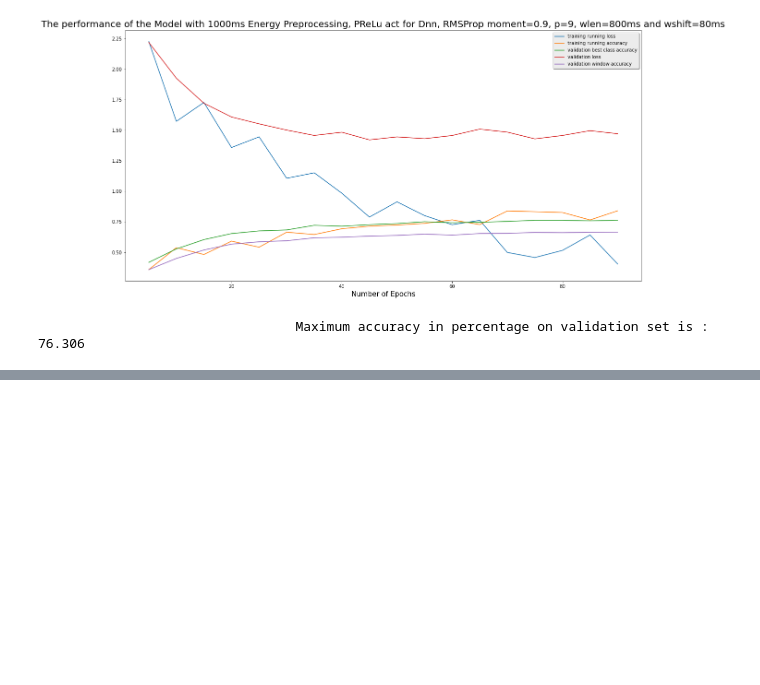
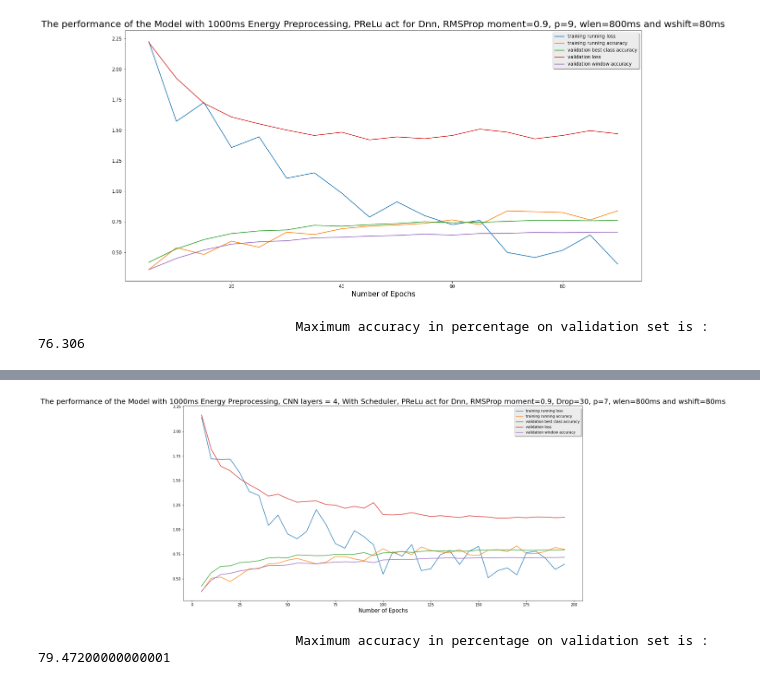
Before and after one commit to Learningchipmunk/SincNet_v2.0, a Jupyter notebook: Net_Performance_Analysis.ipynb, the cells around one changed output, grey strips where cells are left out. Drawn from its saved outputs; the diff is of its cells as text; code cells hidden in the pictures; blank space fills up the shorter version.

```diff
--- a/Net_Performance_Analysis.ipynb
+++ b/Net_Performance_Analysis.ipynb
@@ -354,0 +373,16 @@ PlotPerfs(name, used_var)
+# %%
+path = "exp/SincNet_DCASE_v2.0/CNNlay4_Rand0PreEnergy1000ms_Window800ms_PReLu_Drop30/"
+filename = path.split("/")[-2] if path.split("/")[-1]=="" else path.split("/")[-1]
+## Overrides the file name
+filename = 'CNNlay4_Rand0PreEnergy1000ms_Scheduler_Window800ms_PReLu_Drop30'
+filename = filename + ".res"
+
+used_var, indexes = readResults(path, filename)
+# %%
+## Organizing all the needed data in lists:
+name = 'Model with 1000ms Energy Preprocessing, CNN layers = 4, With Scheduler, PReLu act for Dnn, RMSProp moment=0.9, Drop=30, p=7, wlen=800ms and wshift=80ms'
+
+PlotPerfs(name, used_var)
+# %% [output]
+[figure, added]
+                                 Maximum accuracy in percentage on validation set is : 79.47200000000001
```
Also changed, not shown: parts of 4 cells of this notebook, 35 other files.
